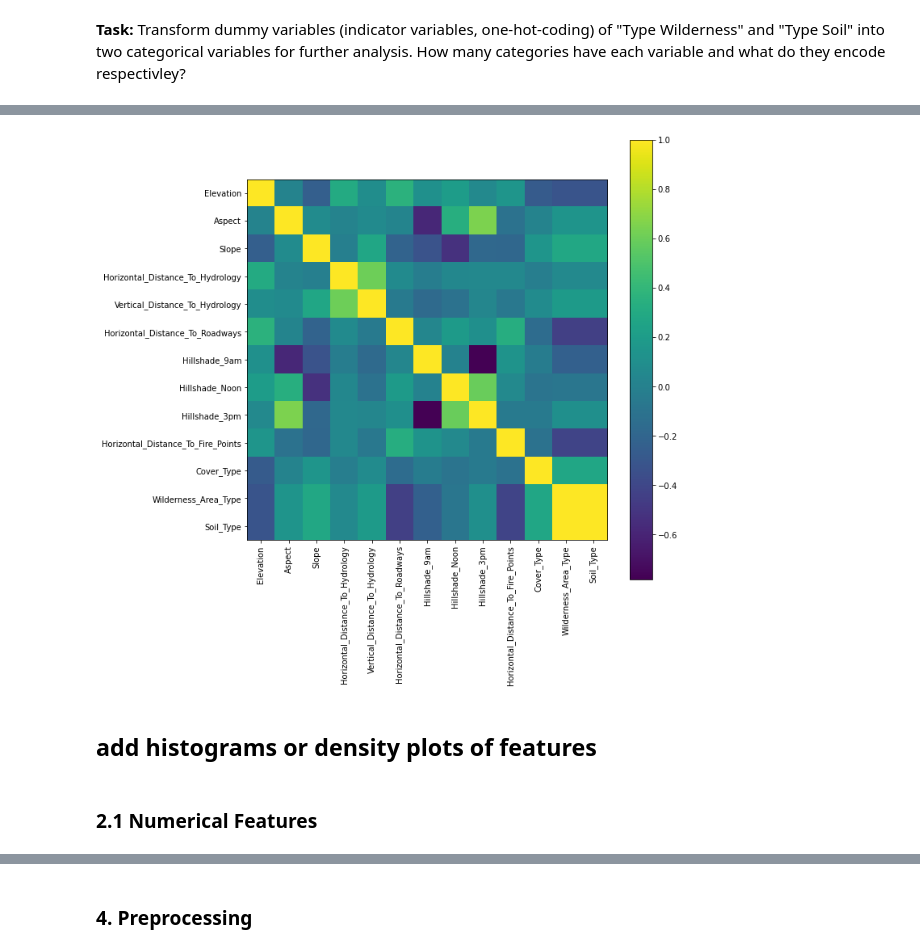
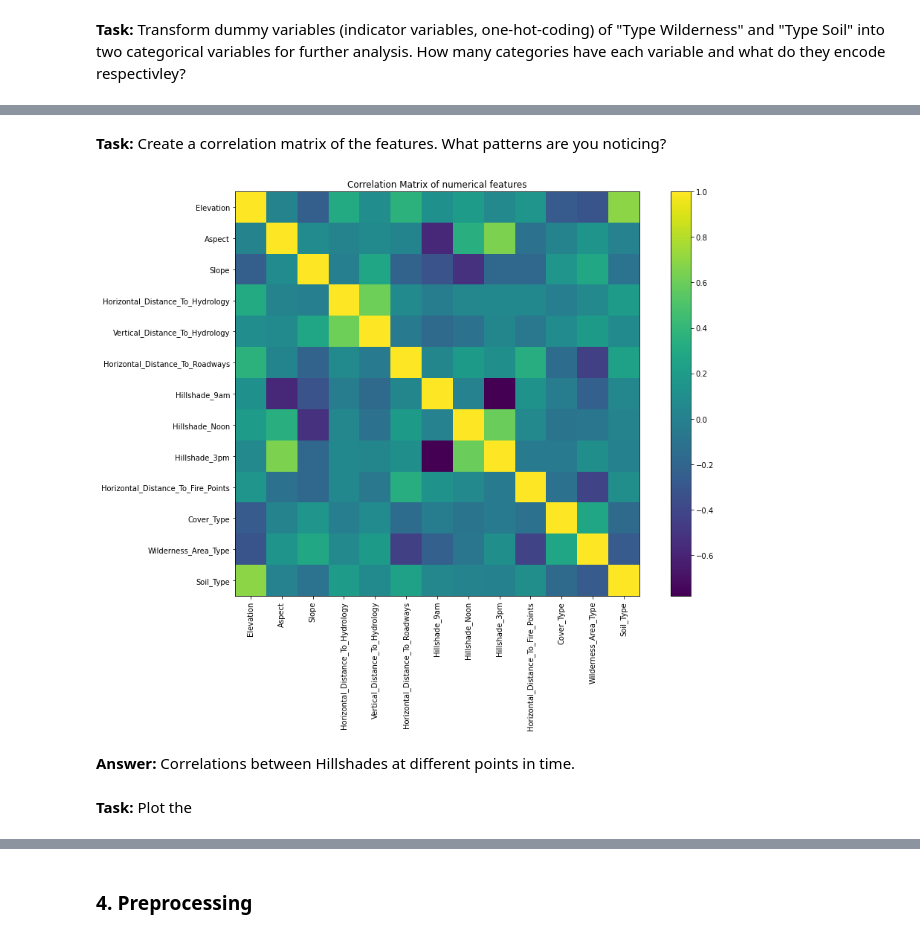
Before and after one commit to CorrelAid/correlaid-machine-learning-spring-school, a Jupyter notebook: notebooks/CorrelAid_ML_winterschool_05.ipynb, the cells around one changed output, grey strips where cells are left out. Drawn from its saved outputs; the diff is of its cells as text; code cells hidden in the pictures.

Commit message:
added feature plots, pca, nominal encoder

```diff
--- a/notebooks/CorrelAid_ML_winterschool_05.ipynb
+++ b/notebooks/CorrelAid_ML_winterschool_05.ipynb
@@ -25,6 +36,7 @@ from sklearn.preprocessing import OrdinalEncoder
 # %%
 # Read in csv data
-forest_data = pd.read_csv("data/covtype.csv")
+path_name = 'data/covtype.csv'
+forest_data = pd.read_csv(path_name)
 
 # Inspect first few rows of the data
 forest_data.head()
@@ -210,11 +209,0 @@ Index(['Elevation', 'Aspect', 'Slope', 'Horizontal_Distance_To_Hydrology',
-# %%
-#forest_data['Wilderness_Area_Type'] = forest_data['Wilderness_Area_Type'].cat.codes
-
-lb_make = OrdinalEncoder()
-forest_data['Wilderness_Area_Type_Code'] = lb_make.fit_transform(forest_data[['Wilderness_Area_Type']])
-
-X = []
-lb_make2 = OrdinalEncoder()
-forest_data['Soil_Type_Code'] = lb_make2.fit_transform(forest_data[['Soil_Type']])
-
-forest_data.head(50)
@@ -245,0 +210,9 @@ KeyError: 'Soil_Type_Code'
+# %%
+# make string variable to numeric by deleting text (use str.replace()) and transforming variable "pd.to_numeric"
+forest_data['Wilderness_Area_Type'] = forest_data['Wilderness_Area_Type'].str.replace('Wilderness_Area', '')
+forest_data['Wilderness_Area_Type'] = pd.to_numeric(forest_data['Wilderness_Area_Type'])
+forest_data['Soil_Type'] = forest_data['Soil_Type'].str.replace('Soil_Type', '')
+forest_data['Soil_Type'] = pd.to_numeric(forest_data['Soil_Type'])
+
+display(forest_data.head())
+display(forest_data.info())
@@ -278,22 +299,22 @@ ax[1].hist(data_describe.loc['std',:])
+# %% [markdown]
+**Task:** Create a correlation matrix of the features. What patterns are you noticing?
 # %%
 # Correlation Matrix of Features
 labels = forest_data.columns
+x_ = range(len(labels))
 
-x_ = range(len(labels))
 cor = forest_data[labels].corr()
 
-fig, ax = plt.subplots(1,1, figsize=(10, 10))
-im = ax.imshow(cor)
-ax.set_xticks(x_)
-ax.set_yticks(x_)
-ax.set_xticklabels(labels, rotation=90)
-ax.set_yticklabels(labels, rotation=0)
-
-plt.colorbar(im, ax=ax)
-plt.show()
+fig, ax = plt.subplots(1, 1, figsize=(15, 10))
+im = plt.imshow(cor)
+plt.xticks(ticks=x_, labels=labels, rotation=90)
+plt.yticks(ticks=x_, labels=labels, rotation=0)
+fig.colorbar(im, ax=ax)
+plt.title('Correlation Matrix of numerical features')
+plt.show();
 # %% [output]
-[figure, old version]
+[figure, new version]
-# %% [markdown]
-## add histograms or density plots of features
+# %% [markdown]
+**Answer:** Correlations between Hillshades at different points in time.
 # %% [markdown]
-### 2.1 Numerical Features
+**Task:** Plot the
```
Also changed, not shown: parts of 31 cells of this notebook.
